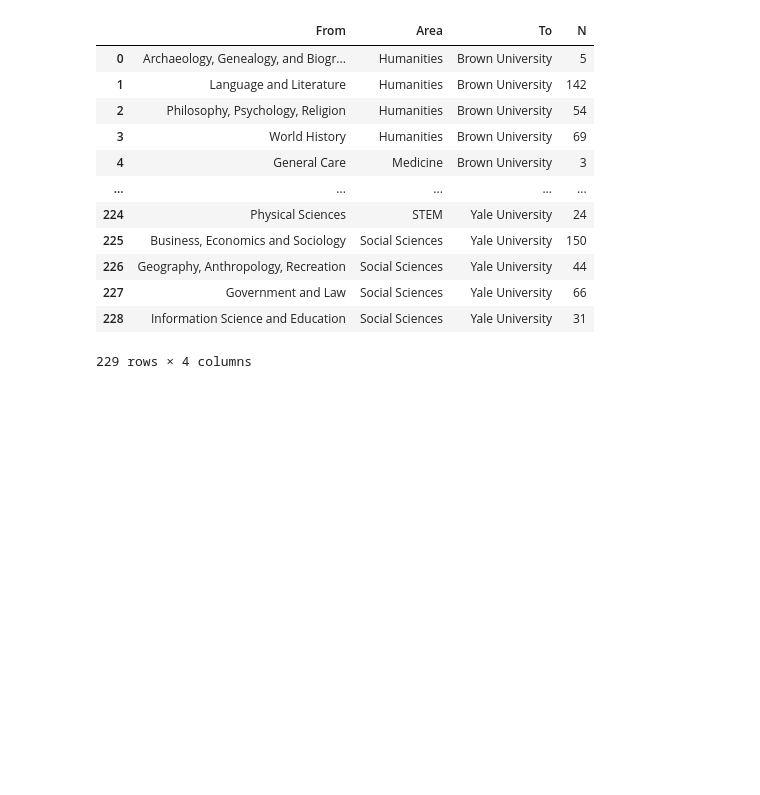
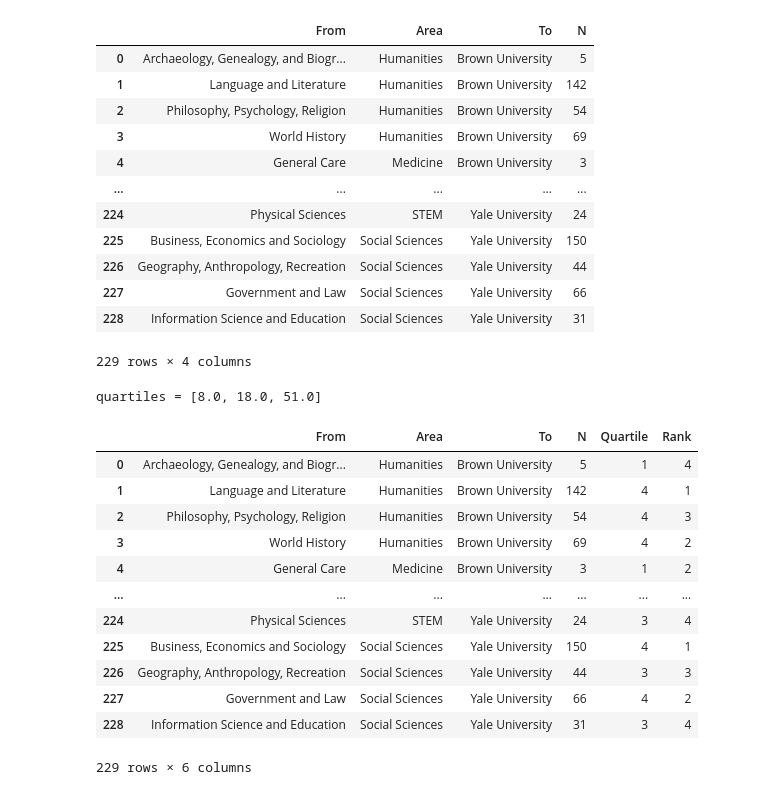
Before and after one commit to Dartmouth-Libraries/the-fibery-library, a Jupyter notebook: ill-flow/notebooks/01-chord-charts.ipynb, the cells around one changed output. Drawn from its saved outputs; the diff is of its cells as text; code cells hidden in the pictures; blank space fills up the shorter version.

```diff
--- a/ill-flow/notebooks/01-chord-charts.ipynb
+++ b/ill-flow/notebooks/01-chord-charts.ipynb
@@ -313,3 +348,40 @@ lent
 | 227 | Government and Law | Social Sciences | Yale University | 66 |
 | 228 | Information Science and Education | Social Sciences | Yale University | 31 |
 229 rows × 4 columns
+# %%
+quartiles = lent["N"].quantile(q=[0.25, 0.5, 0.75]).to_list()
+
+print(f"{quartiles = }")
+
+
+def get_quartile_idx(N):
+    if N <= quartiles[0]:
+        return 1
+    if N <= quartiles[1]:
+        return 2
+    if N <= quartiles[2]:
+        return 3
+    if N > quartiles[2]:
+        return 4
+
+
+lent["Quartile"] = lent["N"].apply(get_quartile_idx)
+# %% [output]
+quartiles = [8.0, 18.0, 51.0]
+# %%
+lent["Rank"] = lent.groupby(["To", "Area"])["N"].rank(ascending=False).astype("int")
+lent
+# %% [output]
+|  | From | Area | To | N | Quartile | Rank |
+| 0 | Archaeology, Genealogy, and Biogr... | Humanities | Brown University | 5 | 1 | 4 |
+| 1 | Language and Literature | Humanities | Brown University | 142 | 4 | 1 |
+| 2 | Philosophy, Psychology, Religion | Humanities | Brown University | 54 | 4 | 3 |
+| 3 | World History | Humanities | Brown University | 69 | 4 | 2 |
+| 4 | General Care | Medicine | Brown University | 3 | 1 | 2 |
+| ... | ... | ... | ... | ... | ... | ... |
+| 224 | Physical Sciences | STEM | Yale University | 24 | 3 | 4 |
+| 225 | Business, Economics and Sociology | Social Sciences | Yale University | 150 | 4 | 1 |
+| 226 | Geography, Anthropology, Recreation | Social Sciences | Yale University | 44 | 3 | 3 |
+| 227 | Government and Law | Social Sciences | Yale University | 66 | 4 | 2 |
+| 228 | Information Science and Education | Social Sciences | Yale University | 31 | 3 | 4 |
+229 rows × 6 columns
```
Also changed, not shown: parts of 7 cells of this notebook, 10 other files.
